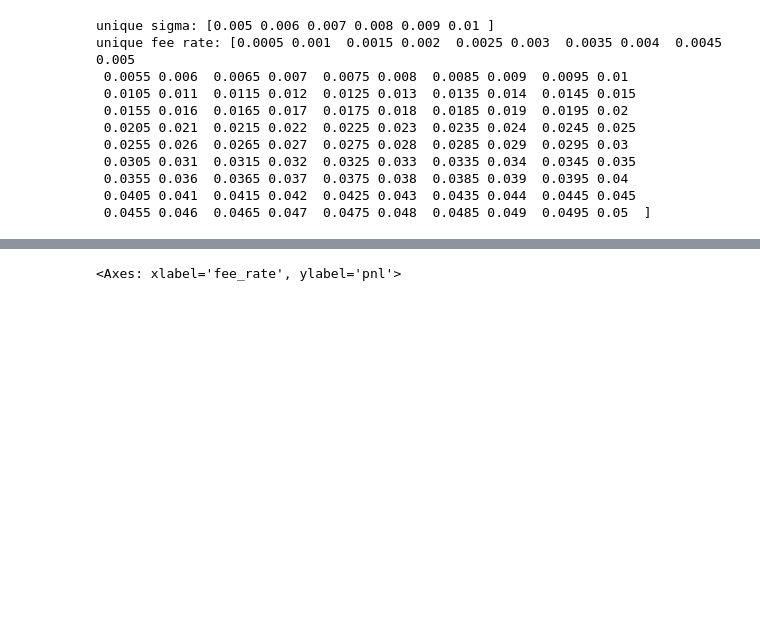
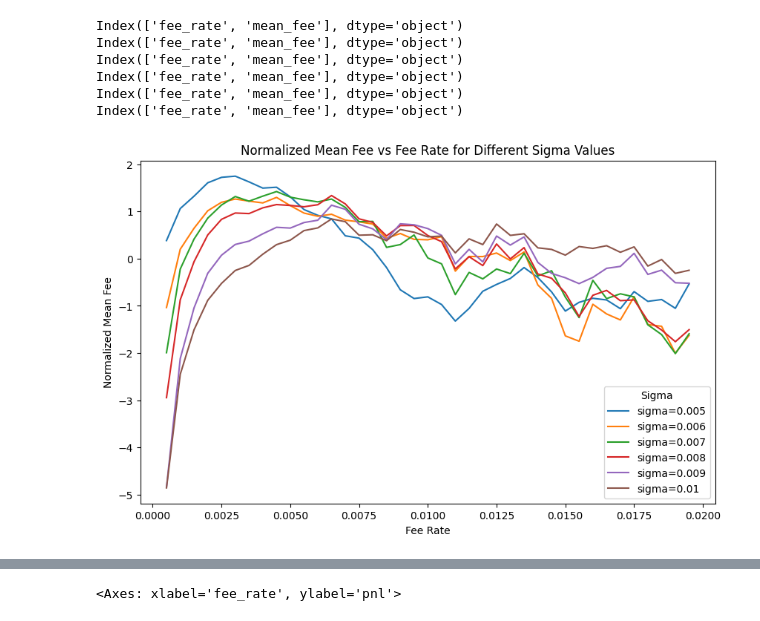
Before and after one commit to WillInvest/Dynamic_AMM, a Jupyter notebook: exp/display_result.ipynb, the cells around one changed output, grey strips where cells are left out. Saved outputs shown, nothing was run; the diff lists cells and outputs as text; code cells hidden in the pictures; blank space fills up the shorter version.

```diff
--- a/exp/display_result.ipynb
+++ b/exp/display_result.ipynb
@@ -22,24 +22,54 @@ print(results.columns)
 Index(['sigma', 'fee_rate', 'pnl', 'fee', 'volume', 'price_distance',
        'dynamic_fee', 'total_transactions'],
       dtype='object')
-# %%
-print(f"unique sigma: {results['sigma'].unique()}")
-print(f"unique fee rate: {results['fee_rate'].unique()}")
-# extract rows for the first 100 fee rates
-fee_rates = results['fee_rate'].unique()[:50]
-results = results[results['fee_rate'].isin(fee_rates)]
-# %% [output]
-unique sigma: [0.005 0.006 0.007 0.008 0.009 0.01 ]
-unique fee rate: [0.0005 0.001  0.0015 0.002  0.0025 0.003  0.0035 0.004  0.0045 0.005
- 0.0055 0.006  0.0065 0.007  0.0075 0.008  0.0085 0.009  0.0095 0.01
- 0.0105 0.011  0.0115 0.012  0.0125 0.013  0.0135 0.014  0.0145 0.015
- 0.0155 0.016  0.0165 0.017  0.0175 0.018  0.0185 0.019  0.0195 0.02
- 0.0205 0.021  0.0215 0.022  0.0225 0.023  0.0235 0.024  0.0245 0.025
- 0.0255 0.026  0.0265 0.027  0.0275 0.028  0.0285 0.029  0.0295 0.03
- 0.0305 0.031  0.0315 0.032  0.0325 0.033  0.0335 0.034  0.0345 0.035
- 0.0355 0.036  0.0365 0.037  0.0375 0.038  0.0385 0.039  0.0395 0.04
- 0.0405 0.041  0.0415 0.042  0.0425 0.043  0.0435 0.044  0.0445 0.045
- 0.0455 0.046  0.0465 0.047  0.0475 0.048  0.0485 0.049  0.0495 0.05  ]
+# %%
+import matplotlib.pyplot as plt
+import seaborn as sns
+from sklearn.preprocessing import StandardScaler
+
+# Get unique sigma values
+unique_sigma = results['sigma'].unique()
+
+# Set the figure size
+plt.figure(figsize=(10, 6))
+
+# Loop through each sigma and plot the normalized mean_fee line
+for sigma in unique_sigma:
+    # Filter the data for the current sigma
+    df = results[results['sigma'] == sigma]
+
+    # Calculate the mean fee for each fee rate
+    mean_fee = df.groupby(['fee_rate'])['fee'].mean().reset_index()
+
+    # Ensure the 'mean_fee' column exists by renaming it
+    mean_fee = mean_fee.rename(columns={'fee': 'mean_fee'})
+
+    # Check if the column is correctly created
+    print(mean_fee.columns)  # This will help ensure 'mean_fee' exists
+
+    # Normalize the mean_fee using StandardScaler
+    scaler = StandardScaler()
+    mean_fee['mean_fee_normalized'] = scaler.fit_transform(mean_fee[['mean_fee']])
+
+    # Plot the normalized mean fee line for this sigma
+    sns.lineplot(x='fee_rate', y='mean_fee_normalized', data=mean_fee, label=f'sigma={sigma}')
+
+# Add labels and title
+plt.xlabel('Fee Rate')
+plt.ylabel('Normalized Mean Fee')
+plt.title('Normalized Mean Fee vs Fee Rate for Different Sigma Values')
+plt.legend(title='Sigma')
+
+# Show the plot
+plt.show()
+# %% [output]
+Index(['fee_rate', 'mean_fee'], dtype='object')
+Index(['fee_rate', 'mean_fee'], dtype='object')
+Index(['fee_rate', 'mean_fee'], dtype='object')
+Index(['fee_rate', 'mean_fee'], dtype='object')
+Index(['fee_rate', 'mean_fee'], dtype='object')
+Index(['fee_rate', 'mean_fee'], dtype='object')
+[figure, added]
 # %%
 import matplotlib.pyplot as plt
 import seaborn as sns
```
Also changed, not shown: parts of 7 cells of this notebook, 1 other file.
